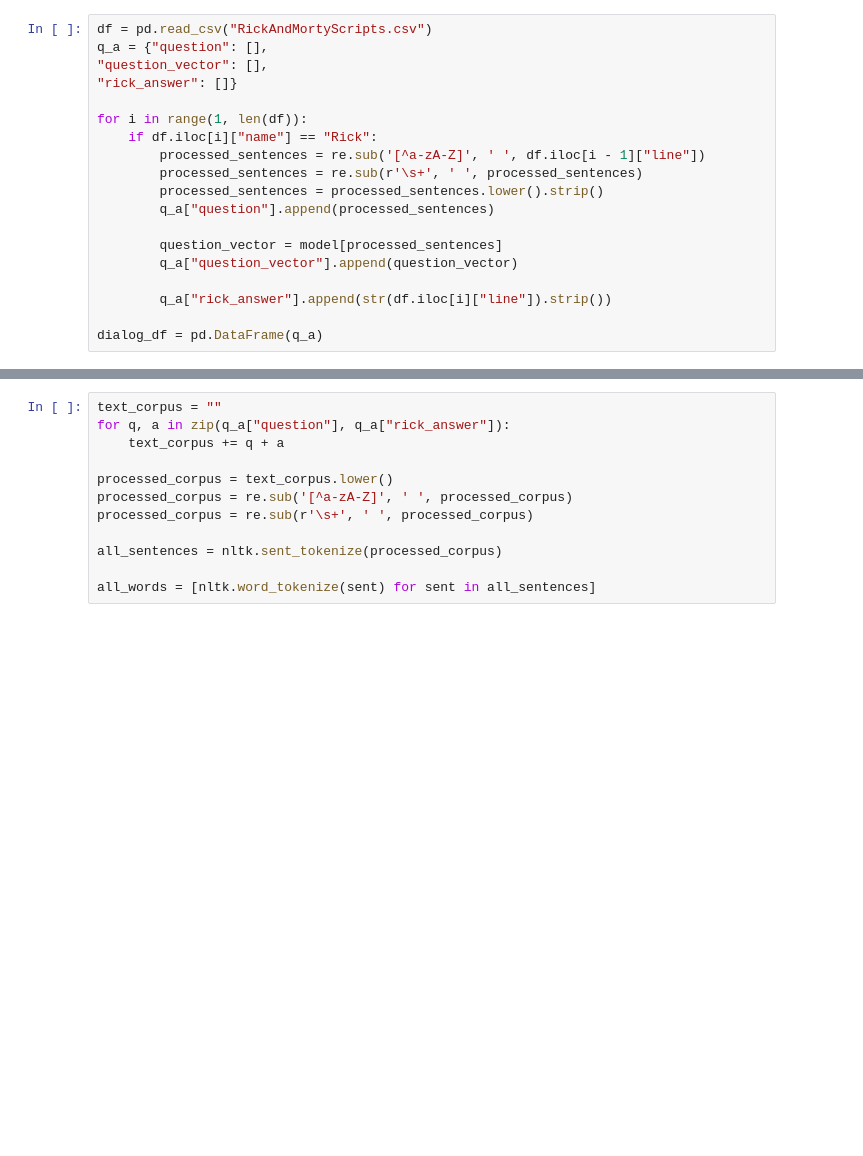
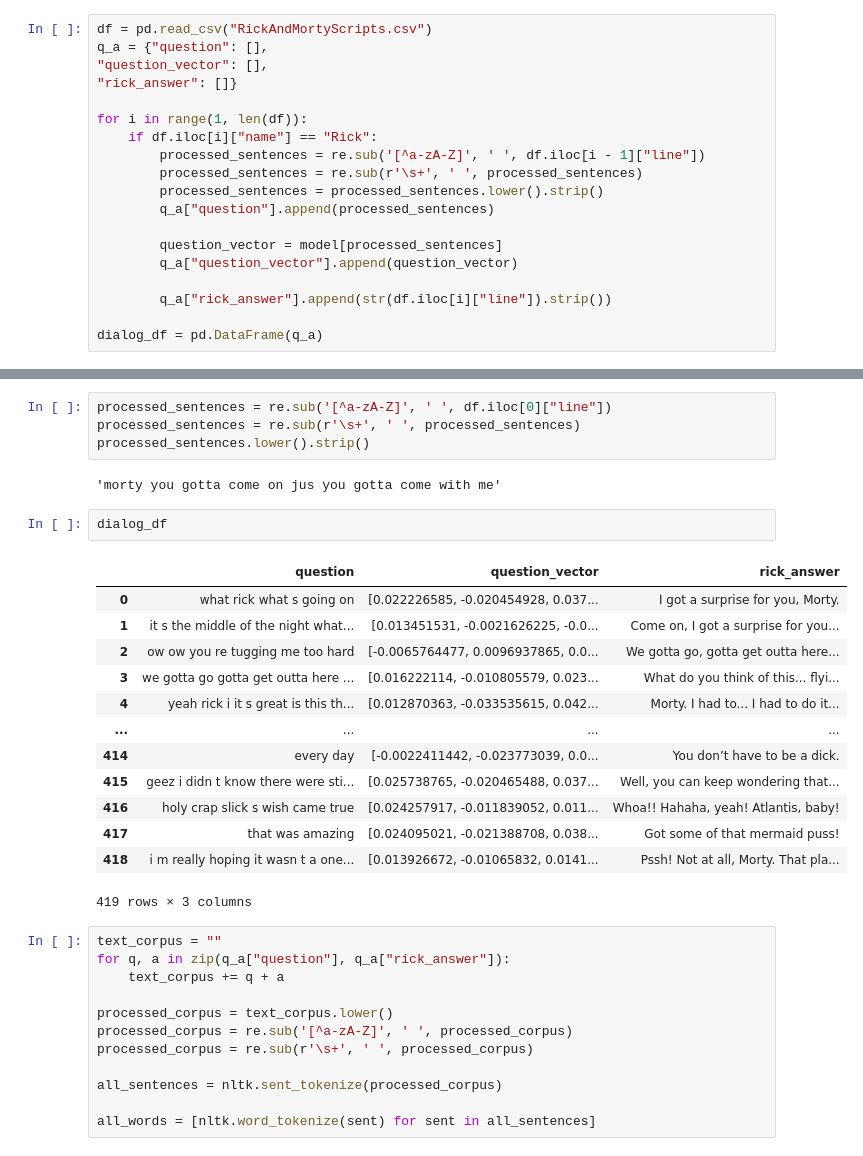
Before and after one commit to magiczhon/bot_rick, a Jupyter notebook: research.ipynb, the cells around one changed output, grey strips where cells are left out. Saved outputs shown, nothing was run; the diff lists cells and outputs as text; blank space fills up the shorter version.

```diff
--- a/research.ipynb
+++ b/research.ipynb
@@ -54,3 +79,25 @@ get_ans(model, question, dialog_df)
+# %%
+processed_sentences = re.sub('[^a-zA-Z]', ' ', df.iloc[0]["line"])
+processed_sentences = re.sub(r'\s+', ' ', processed_sentences)
+processed_sentences.lower().strip()
+# %% [output]
+'morty you gotta come on jus you gotta come with me'
+# %%
+dialog_df
+# %% [output]
+|  | question | question_vector | rick_answer |
+| 0 | what rick what s going on | [0.022226585, -0.020454928, 0.037... | I got a surprise for you, Morty. |
+| 1 | it s the middle of the night what... | [0.013451531, -0.0021626225, -0.0... | Come on, I got a surprise for you... |
+| 2 | ow ow you re tugging me too hard | [-0.0065764477, 0.0096937865, 0.0... | We gotta go, gotta get outta here... |
+| 3 | we gotta go gotta get outta here ... | [0.016222114, -0.010805579, 0.023... | What do you think of this... flyi... |
+| 4 | yeah rick i it s great is this th... | [0.012870363, -0.033535615, 0.042... | Morty. I had to... I had to do it... |
+| ... | ... | ... | ... |
+| 414 | every day | [-0.0022411442, -0.023773039, 0.0... | You don’t have to be a dick. |
+| 415 | geez i didn t know there were sti... | [0.025738765, -0.020465488, 0.037... | Well, you can keep wondering that... |
+| 416 | holy crap slick s wish came true | [0.024257917, -0.011839052, 0.011... | Whoa!! Hahaha, yeah! Atlantis, baby! |
+| 417 | that was amazing | [0.024095021, -0.021388708, 0.038... | Got some of that mermaid puss! |
+| 418 | i m really hoping it wasn t a one... | [0.013926672, -0.01065832, 0.0141... | Pssh! Not at all, Morty. That pla... |
+419 rows × 3 columns
 # %%
 text_corpus = ""
 for q, a in zip(q_a["question"], q_a["rick_answer"]):
```
Also changed, not shown: parts of 4 cells of this notebook, 1 other file.
